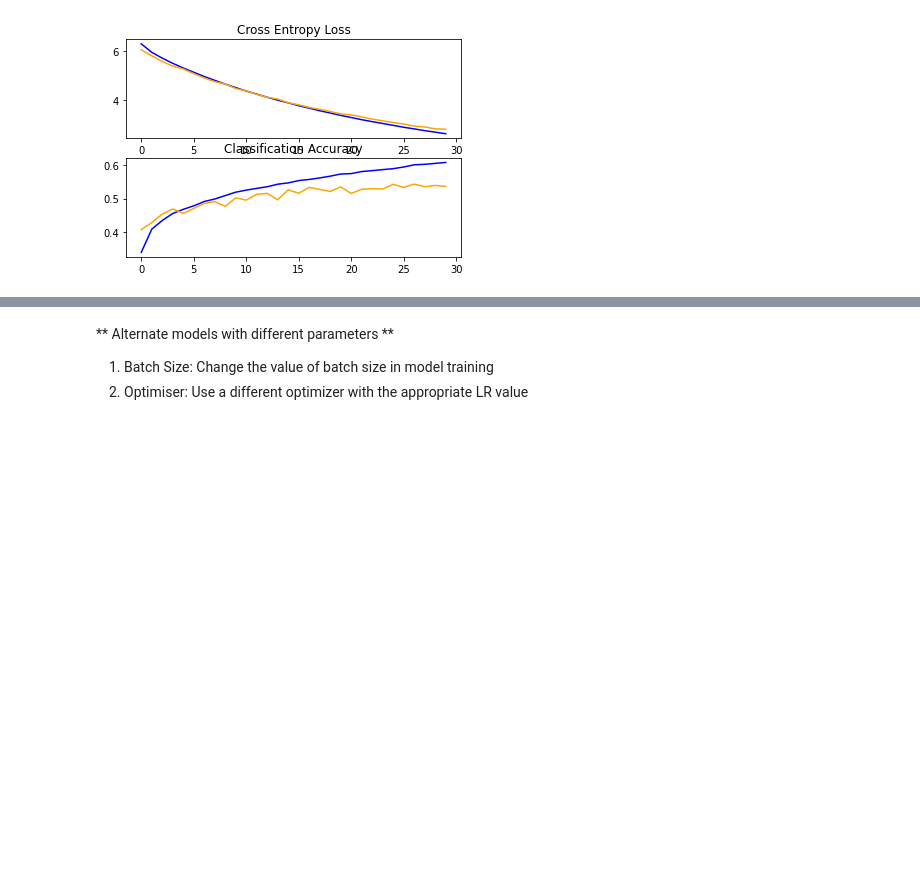
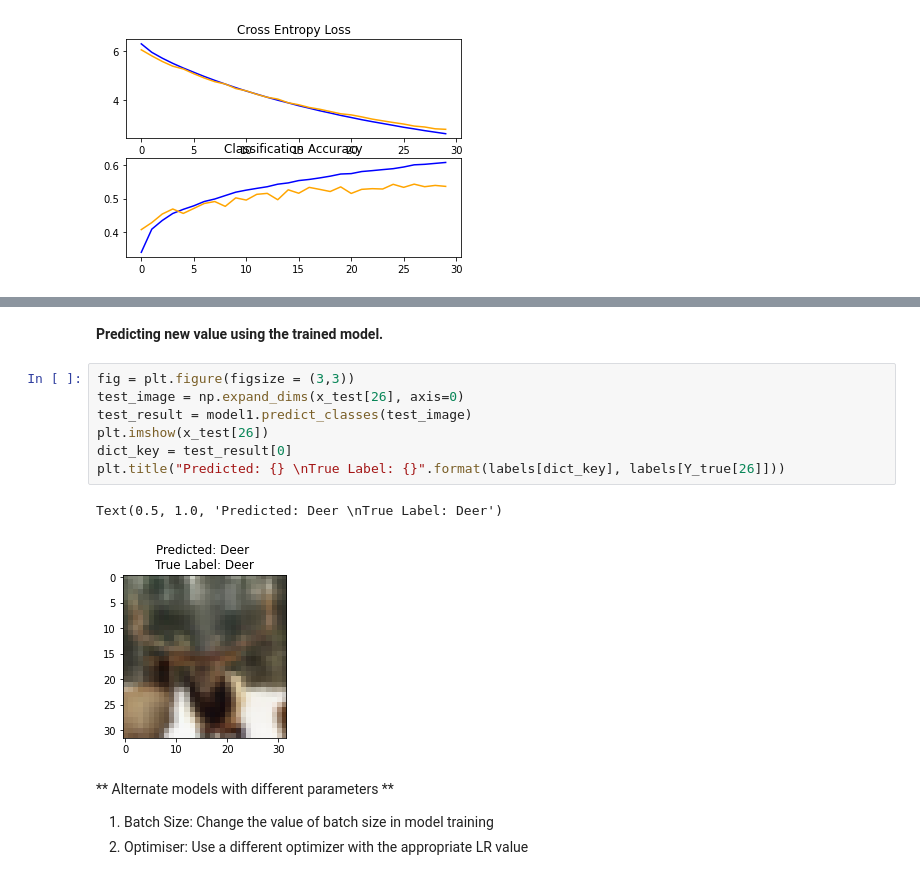
Before and after one commit to kk-ecu/MachineLearning, a Jupyter notebook: 06_CIFAR-10.ipynb, the cells around one changed output, grey strips where cells are left out. Cells and saved outputs as stored; diff of their text form; blank space fills up the shorter version.

```diff
--- a/06_CIFAR-10.ipynb
+++ b/06_CIFAR-10.ipynb
@@ -186,3 +260,15 @@ summarize_diagnostics(history1)
+# %% [markdown]
+**Predicting new value using the trained model.**
+# %%
+fig = plt.figure(figsize = (3,3))
+test_image = np.expand_dims(x_test[26], axis=0)
+test_result = model1.predict_classes(test_image)
+plt.imshow(x_test[26])
+dict_key = test_result[0]
+plt.title("Predicted: {} \nTrue Label: {}".format(labels[dict_key], labels[Y_true[26]]))
+# %% [output]
+Text(0.5, 1.0, 'Predicted: Deer \nTrue Label: Deer')
+[figure, added]
 # %% [markdown]
 ** Alternate models with different parameters **
 1. Batch Size: Change the value of batch size in model training
```
Also changed, not shown: parts of 10 cells of this notebook.
